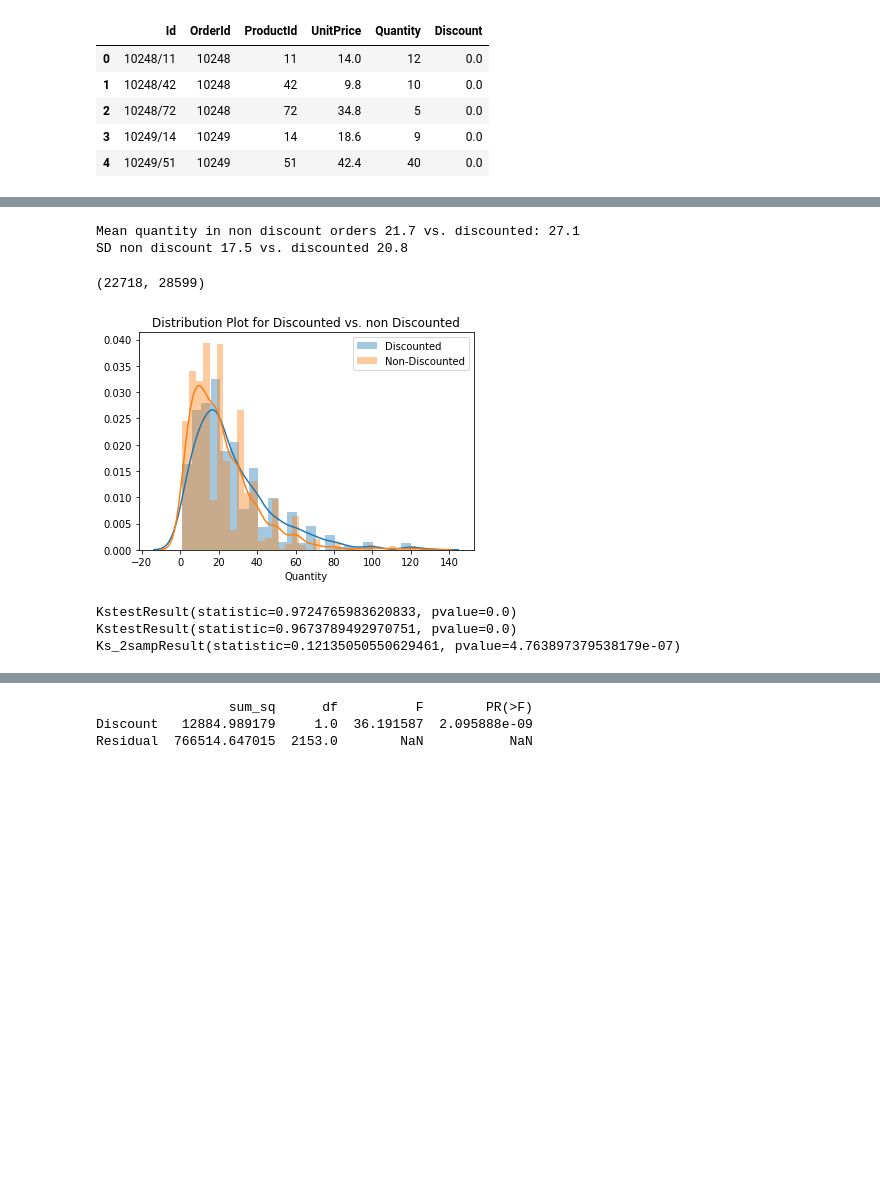
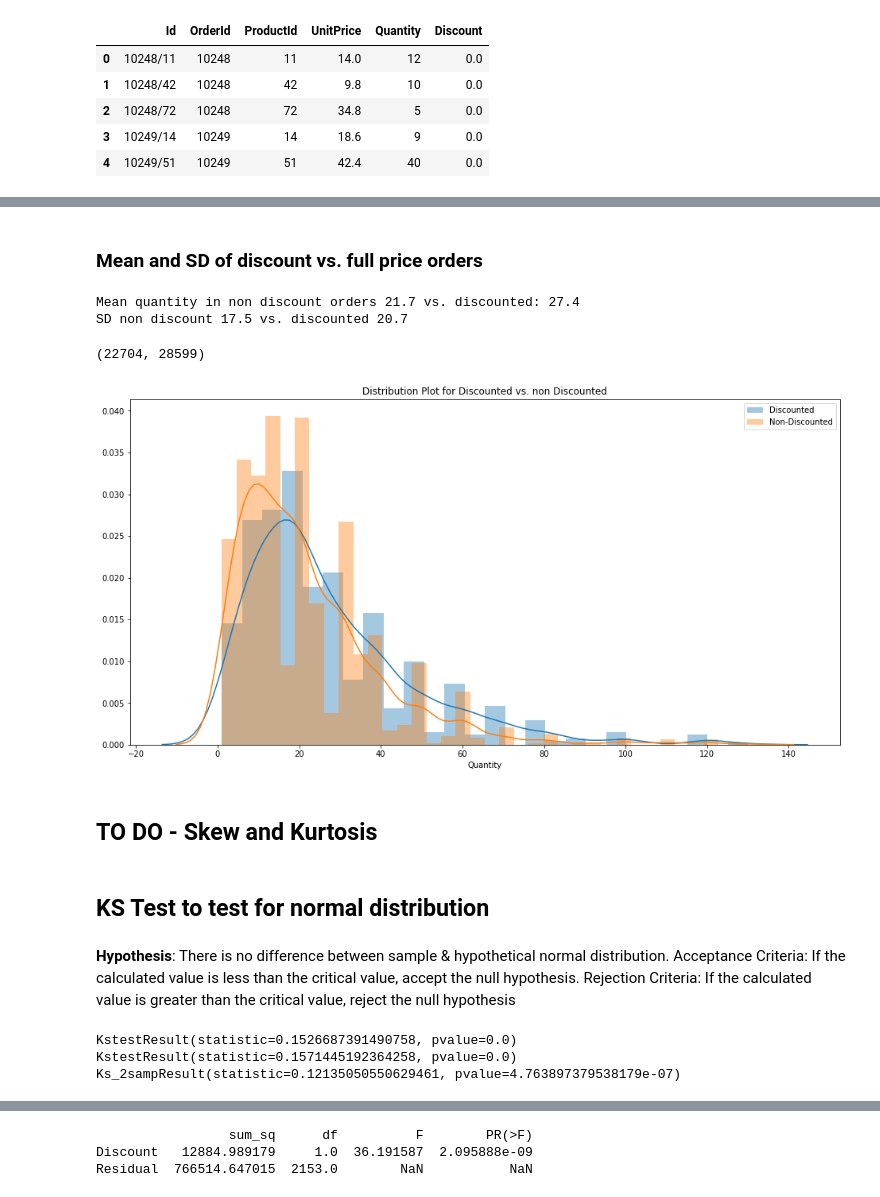
Before and after one commit to zfeizollahi/dsc-mod-3-project-online-ds-sp-000, a Jupyter notebook: Stats_Prop_Module.ipynb, the cells around one changed output, grey strips where cells are left out. Cells and saved outputs as stored; diff of their text form; code cells hidden in the pictures; blank space fills up the shorter version.

```diff
--- a/Stats_Prop_Module.ipynb
+++ b/Stats_Prop_Module.ipynb
@@ -40,3 +58,5 @@ df.head()
+# %%
+df = df[~df.Discount.isin([0.01, 0.02, 0.03, 0.04, 0.06])]
 # %%
 discount_df = df[df.Discount != 0]
 fullprice_df = df[df.Discount == 0]
@@ -57,13 +80,14 @@ Name: Discount, dtype: int64
+# %% [markdown]
+### Mean and SD of discount vs. full price orders
 # %%
-# Basic EDA, discount amount & sales
 print("Mean quantity in non discount orders {} vs. discounted: {}".format(round(fullprice_df.Quantity.mean(), 1)
                                                                          ,round(discount_df.Quantity.mean(),1)))
 print("SD non discount {} vs. discounted {}".format(round(np.std(fullprice_df.Quantity),1 ),
                                                     round(np.std(discount_df.Quantity),1 ) ))
 # %% [output]
-Mean quantity in non discount orders 21.7 vs. discounted: 27.1
-SD non discount 17.5 vs. discounted 20.8
+Mean quantity in non discount orders 21.7 vs. discounted: 27.4
+SD non discount 17.5 vs. discounted 20.7
 # %%
 discount_df.Quantity.sum(), fullprice_df.Quantity.sum()
 # %% [output]
-(22718, 28599)
+(22704, 28599)
@@ -70,16 +97,26 @@ discount_df.Quantity.sum(), fullprice_df.Quantity.sum()
 # %%
+plt.figure(figsize=(16,8))
 sns.distplot(discount_df.Quantity, label='Discounted')
 sns.distplot(fullprice_df.Quantity, label='Non-Discounted').set_title("Distribution Plot for Discounted vs. non Discounted")
 plt.legend()
 plt.show();
 # %% [output]
-[figure, old version]
+[figure, new version]
+# %% [markdown]
+## TO DO - Skew and Kurtosis
+# %% [markdown]
+## KS Test to test for normal distribution
+# %% [markdown]
+**Hypothesis**: There is no difference between sample & hypothetical normal distribution.
+Acceptance Criteria: If the calculated value is less than the critical value, accept the null hypothesis.
+Rejection Criteria: If the calculated value is greater than the critical value, reject the null hypothesis
 # %%
 #KS test to see if the data comes from the same distributions
-print(stats.kstest(discount_df.Quantity, 'norm'))
-print(stats.kstest(fullprice_df.Quantity, 'norm'))
+print(stats.kstest(discount_df.Quantity, 'norm', args=(discount_df.Quantity.mean(), discount_df.Quantity.std())))
+print(stats.kstest(fullprice_df.Quantity, 'norm',
+                   args=(fullprice_df.Quantity.mean(), fullprice_df.Quantity.std() )))
 print(stats.ks_2samp(fullprice_df.Quantity,discount_df.Quantity))
 # %% [output]
-KstestResult(statistic=0.9724765983620833, pvalue=0.0)
-KstestResult(statistic=0.9673789492970751, pvalue=0.0)
+KstestResult(statistic=0.1526687391490758, pvalue=0.0)
+KstestResult(statistic=0.1571445192364258, pvalue=0.0)
 Ks_2sampResult(statistic=0.12135050550629461, pvalue=4.763897379538179e-07)
```
Also changed, not shown: parts of 30 cells of this notebook.
